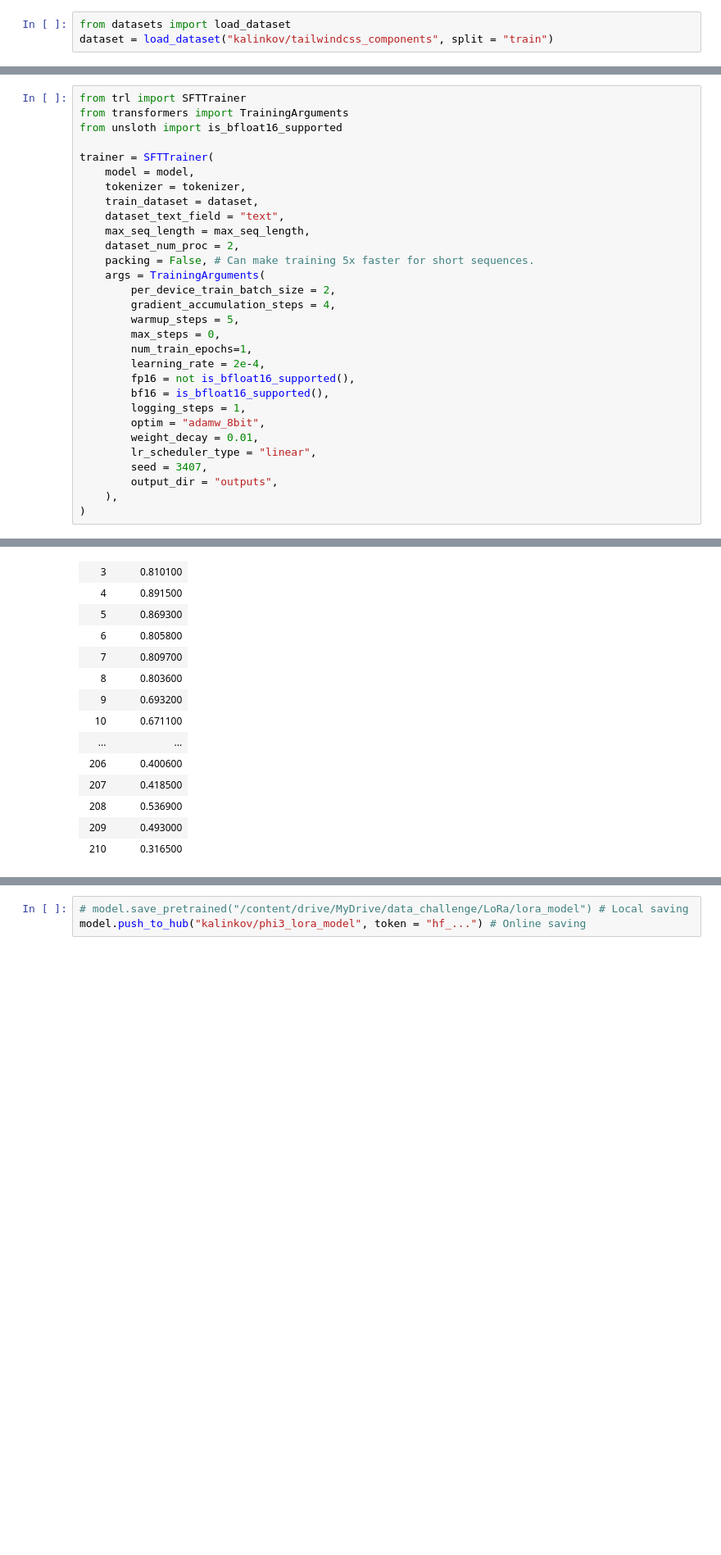
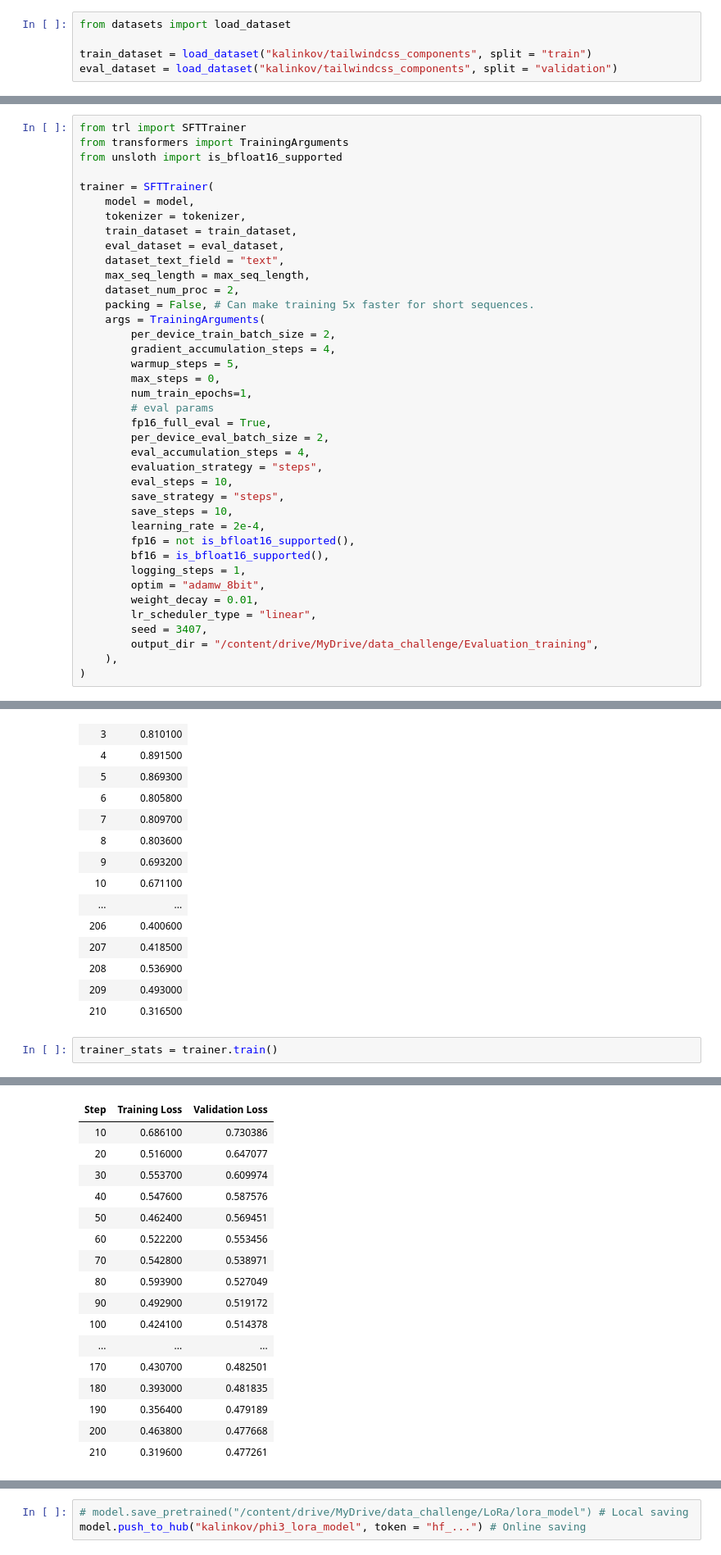
Before and after one commit to kiiwee/opengen, a Jupyter notebook: Phi-3/Phi_3_Medium_4K_Instruct_Finetune.ipynb, the cells around one changed output, grey strips where cells are left out. Shown at 82% size. Cells and saved outputs as stored; diff of their text form; blank space fills up the shorter version.

Commit message:
Added more comments and validation set

```diff
--- a/Phi-3/Phi_3_Medium_4K_Instruct_Finetune.ipynb
+++ b/Phi-3/Phi_3_Medium_4K_Instruct_Finetune.ipynb
@@ -72,3 +76,5 @@ Unsloth 2024.6 patched 40 layers with 40 QKV layers, 40 O layers and 40 MLP laye
 # %%
 from datasets import load_dataset
-dataset = load_dataset("kalinkov/tailwindcss_components", split = "train")
+
+train_dataset = load_dataset("kalinkov/tailwindcss_components", split = "train")
+eval_dataset = load_dataset("kalinkov/tailwindcss_components", split = "validation")
@@ -82,7 +88,8 @@ from unsloth import is_bfloat16_supported
 trainer = SFTTrainer(
     model = model,
     tokenizer = tokenizer,
-    train_dataset = dataset,
+    train_dataset = train_dataset,
+    eval_dataset = eval_dataset,
     dataset_text_field = "text",
     max_seq_length = max_seq_length,
     dataset_num_proc = 2,
@@ -93,6 +100,14 @@ trainer = SFTTrainer(
         warmup_steps = 5,
         max_steps = 0,
         num_train_epochs=1,
+        # eval params
+        fp16_full_eval = True,
+        per_device_eval_batch_size = 2,
+        eval_accumulation_steps = 4,
+        evaluation_strategy = "steps",
+        eval_steps = 10,
+        save_strategy = "steps",
+        save_steps = 10,
         learning_rate = 2e-4,
         fp16 = not is_bfloat16_supported(),
         bf16 = is_bfloat16_supported(),
@@ -101,7 +116,7 @@ trainer = SFTTrainer(
         weight_decay = 0.01,
         lr_scheduler_type = "linear",
         seed = 3407,
-        output_dir = "outputs",
+        output_dir = "/content/drive/MyDrive/data_challenge/Evaluation_training",
     ),
 )
 # %%
@@ -158,3 +175,6 @@ O^O/ \_/ \    Batch size per device = 2 | Gradient Accumulation steps = 4
 | 208 | 0.536900 |
 | 209 | 0.493000 |
 | 210 | 0.316500 |
+# %%
+trainer_stats = trainer.train()
+# %% [output]
@@ -160,0 +187,17 @@ O^O/ \_/ \    Batch size per device = 2 | Gradient Accumulation steps = 4
+| Step | Training Loss | Validation Loss |
+| 10 | 0.686100 | 0.730386 |
+| 20 | 0.516000 | 0.647077 |
+| 30 | 0.553700 | 0.609974 |
+| 40 | 0.547600 | 0.587576 |
+| 50 | 0.462400 | 0.569451 |
+| 60 | 0.522200 | 0.553456 |
+| 70 | 0.542800 | 0.538971 |
+| 80 | 0.593900 | 0.527049 |
+| 90 | 0.492900 | 0.519172 |
+| 100 | 0.424100 | 0.514378 |
+| ... | ... | ... |
+| 170 | 0.430700 | 0.482501 |
+| 180 | 0.393000 | 0.481835 |
+| 190 | 0.356400 | 0.479189 |
+| 200 | 0.463800 | 0.477668 |
+| 210 | 0.319600 | 0.477261 |
```
Also changed, not shown: parts of 22 cells of this notebook.
